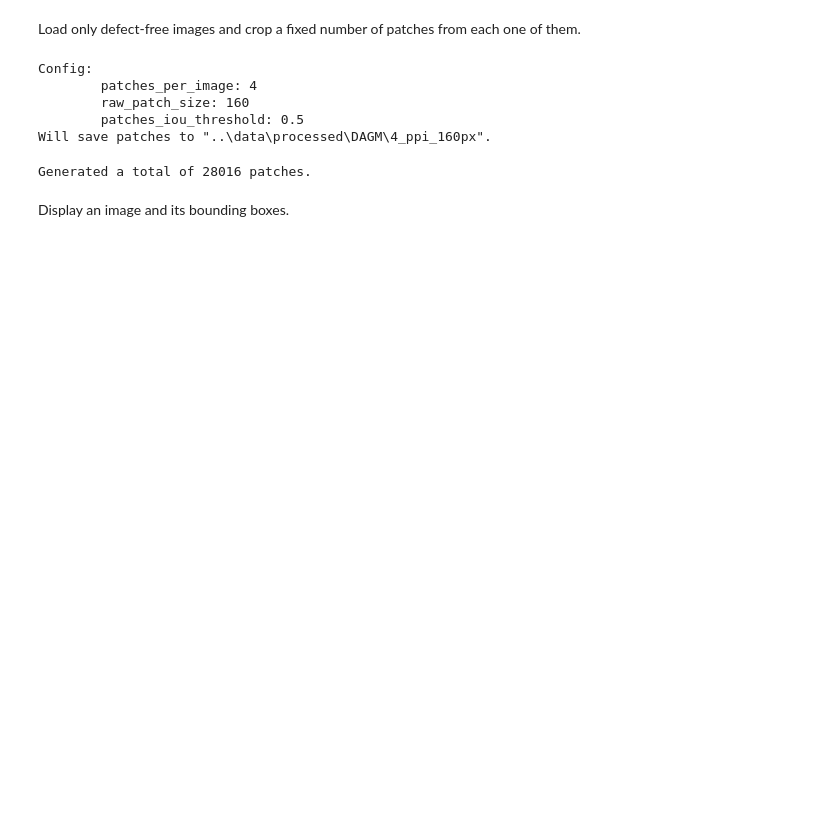
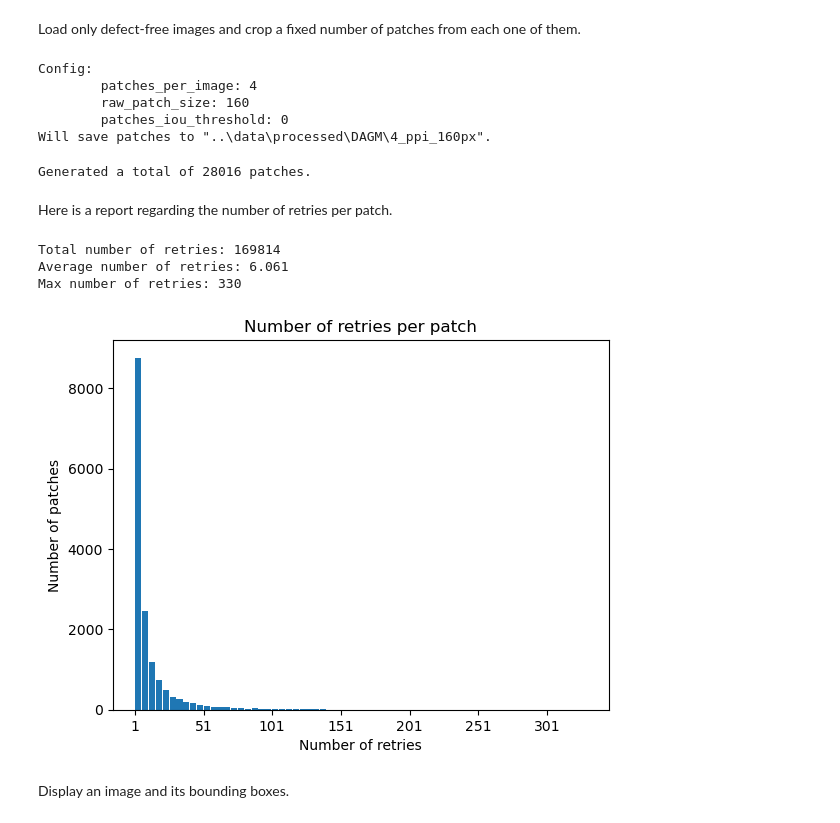
Before and after one commit to popastefan10/DeepAD, a Jupyter notebook: notebooks/data.ipynb, the cells around one changed output. Drawn from its saved outputs; the diff is of its cells as text; code cells hidden in the pictures; blank space fills up the shorter version.

Commit message:
Change IOU threshold to 0 and print reports on number of retries per patch

```diff
--- a/notebooks/data.ipynb
+++ b/notebooks/data.ipynb
@@ -63,7 +65,10 @@ print("Config:")
 print(f"\tpatches_per_image: {config.patches_per_image}")
 print(f"\traw_patch_size: {config.raw_patch_size}")
 print(f"\tpatches_iou_threshold: {config.patches_iou_threshold}")
-print(f"Will save patches to \"{patches_dir}\".")
+print(f'Will save patches to "{patches_dir}".')
+
+# Keep track of number of retries for each image
+retries: list[int] = []
 
 # Create directories for each class
 for cls in dagm_ds.all_classes:
@@ -72,13 +77,14 @@ for cls in dagm_ds.all_classes:
         os.makedirs(cls_patches_dir)
 
 # Generate patches
-for i in tqdm(range(len(dagm_ds))):
-    image, label, cls, name = dagm_ds[i]
+for image_idx in tqdm(range(len(dagm_ds))):
+    image, label, cls, name = dagm_ds[image_idx]
     cls_patches_dir = os.path.join(patches_dir, f"Class{cls}", "Train")
     patch_bboxes: list[TBBox] = []
 
     for _ in range(config.patches_per_image):
         # Keep generating random coordinates while iou is greater than threshold
+        n_retries = 0
         while True:
             top_left_x = np.random.randint(0, image.shape[1] - config.raw_patch_size + 1)
             top_left_y = np.random.randint(0, image.shape[0] - config.raw_patch_size + 1)
@@ -88,16 +94,16 @@ for i in tqdm(range(len(dagm_ds))):
                 top_left_x + config.raw_patch_size - 1,
                 top_left_y + config.raw_patch_size - 1,
             )
-            if np.all(
-                [intersection_over_union(bbox, bbox_) < config.patches_iou_threshold for bbox_ in patch_bboxes]
-            ):
+            if np.all([intersection_over_union(bbox, bbox_) <= config.patches_iou_threshold for bbox_ in patch_bboxes]):
                 patch_bboxes.append(bbox)
+                retries.append(n_retries)
                 break
+            n_retries += 1
 
     # Save the patches
-    for i, bbox in enumerate(patch_bboxes):
+    for patch_idx, bbox in enumerate(patch_bboxes):
         patch = image[bbox[1] : bbox[3] + 1, bbox[0] : bbox[2] + 1].unsqueeze(0)
-        patch_name = f"{name}_{i}_{bbox[0]}_{bbox[1]}.png"
+        patch_name = f"{name}_{patch_idx}_{bbox[0]}_{bbox[1]}.png"
         patch_path = os.path.join(cls_patches_dir, patch_name)
         write_png(patch, patch_path)
 
@@ -106,9 +112,31 @@ print(f"Generated a total of {len(glob.glob(os.path.join(patches_dir, 'Class*',
 Config:
         patches_per_image: 4
         raw_patch_size: 160
-        patches_iou_threshold: 0.5
+        patches_iou_threshold: 0
 Will save patches to "..\data\processed\DAGM\4_ppi_160px".
 Generated a total of 28016 patches.
+# %% [markdown]
+Here is a report regarding the number of retries per patch.
+# %%
+%matplotlib inline
+
+retries = np.array(retries)
+print(f"Total number of retries: {np.sum(retries)}")
+print(f"Average number of retries: {np.mean(retries):.3f}")
+print(f"Max number of retries: {np.max(retries)}")
+
+# Plot histogram of number of retries
+plt.hist(retries[retries > 0], bins=np.max(retries) // 5, rwidth=0.9)
+plt.xticks(range(1, np.max(retries), 50))
+plt.title("Number of retries per patch")
+plt.xlabel("Number of retries")
+plt.ylabel("Number of patches")
+plt.show()
+# %% [output]
+Total number of retries: 169814
+Average number of retries: 6.061
+Max number of retries: 330
+[figure, added]
 # %% [markdown]
 Display an image and its bounding boxes.
 # %%
```
Also changed, not shown: parts of 4 cells of this notebook, 1 other file.
